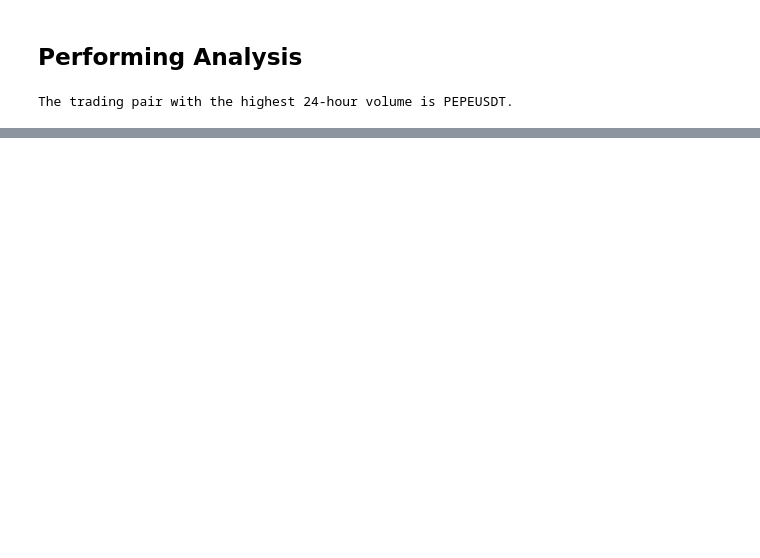
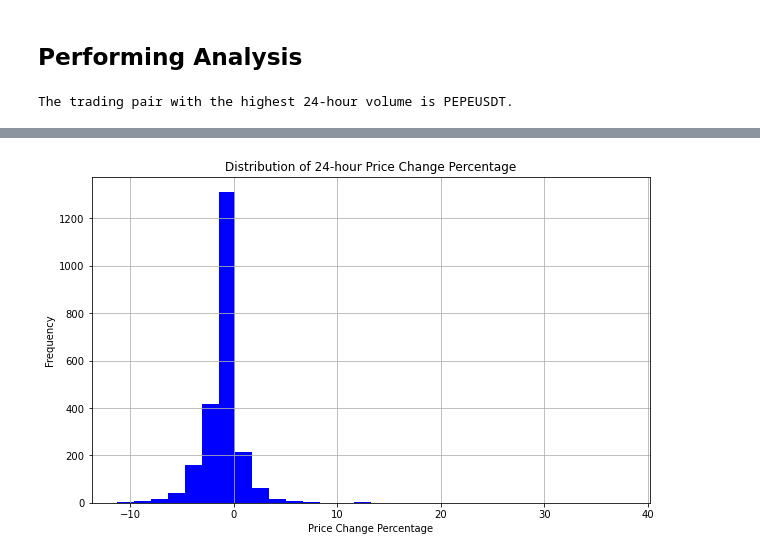
Before and after one commit to victoriaao/Working_with_APIs, a Jupyter notebook: Binance.ipynb, the cells around one changed output, grey strips where cells are left out. Cells and saved outputs as stored; diff of their text form; code cells hidden in the pictures; blank space fills up the shorter version.

```diff
--- a/Binance.ipynb
+++ b/Binance.ipynb
@@ -166,0 +180,10 @@ Median 24-hour Trading Volume is: 19691.80
+# %%
+plt.figure(figsize=(10, 6))
+plt.hist(pdframe['priceChangePercent'], bins=30, color='blue')
+plt.xlabel('Price Change Percentage')
+plt.ylabel('Frequency')
+plt.title('Distribution of 24-hour Price Change Percentage')
+plt.grid(True)
+plt.show()
+# %% [output]
+[figure, added]
```
Also changed, not shown: parts of 12 cells of this notebook.
